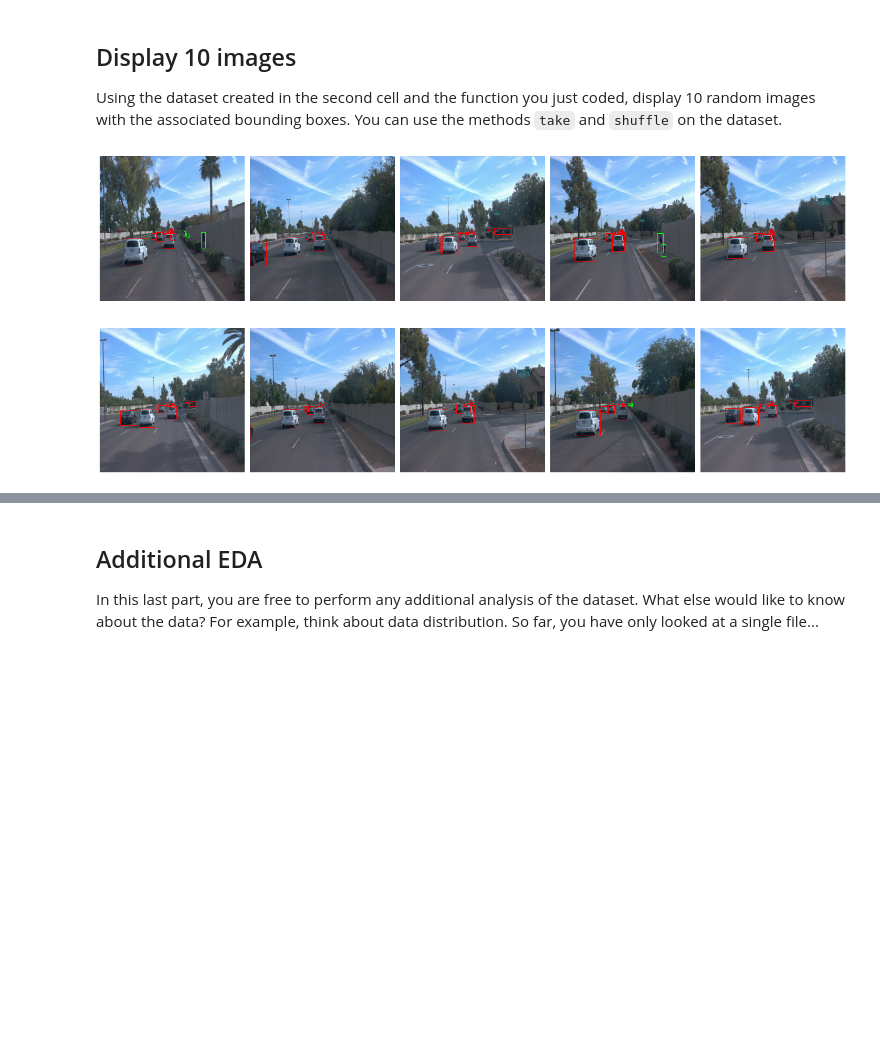
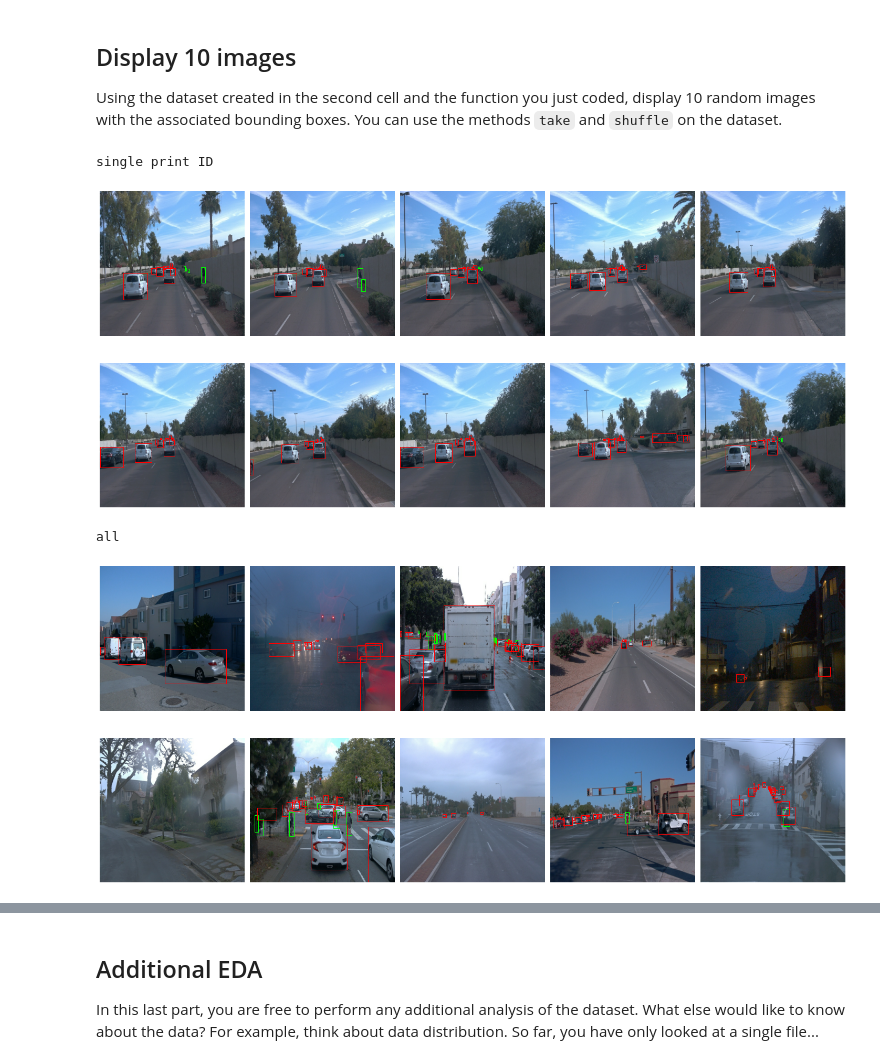
Before and after one commit to prostdfrost/cv-urban-env-dfrost, a Jupyter notebook: Exploratory Data Analysis.ipynb, the cells around one changed output, grey strips where cells are left out. Cells and saved outputs as stored; diff of their text form; code cells hidden in the pictures; blank space fills up the shorter version.

```diff
--- a/Exploratory Data Analysis.ipynb
+++ b/Exploratory Data Analysis.ipynb
@@ -10,9 +10,10 @@ from matplotlib.patches import Rectangle
 # %%
 %matplotlib inline
 # %%
-#filename = '*' #--> number of filenames to read 86
-filename = 'segment-1005081002024129653_5313_150_5333_150_with_camera_labels.tfrecord' #--> 1
-dataset = get_dataset("/home/workspace/nd013-c1-vision-starter/data/train/%s"%filename)
+filename = 'segment-1005081002024129653_5313_150_5333_150_with_camera_labels.tfrecord'
+datasetSingleID = get_dataset("/home/workspace/nd013-c1-vision-starter/data/train/%s"%filename)
+filename = '*'
+datasetALL = get_dataset("/home/workspace/nd013-c1-vision-starter/data/train/*")
 # %% [output]
 INFO:tensorflow:Reading unweighted datasets: ['/home/workspace/nd013-c1-vision-starter/data/train/segment-1005081002024129653_5313_150_5333_150_with_camera_labels.tfrecord']
 INFO:tensorflow:Reading record datasets for input file: ['/home/workspace/nd013-c1-vision-starter/data/train/segment-1005081002024129653_5313_150_5333_150_with_camera_labels.tfrecord']
@@ -68,24 +72,24 @@ def display_instances(batch):
 
 Using the dataset created in the second cell and the function you just coded, display 10 random images with the associated bounding boxes. You can use the methods `take` and `shuffle` on the dataset.
 # %%
-"""
-for j,ex in enumerate(dataset):
-    print(j)
-print('%d frames in a %s file'%(j,filename))
-""" # takes really long time
-
 keep_same_frames = False
 
 buffer_size = 100
 batch_size  = 10
 
 if keep_same_frames:
-    batch = dataset.take(batch_size) # the frames are shuffled between runs
+    batch = datasetSingleID.take(batch_size) # the frames are shuffled between runs
 else:
-    batch = dataset.shuffle(buffer_size)
+    batch = datasetSingleID.shuffle(buffer_size)
     batch = batch.take(batch_size)
 
 
+print('single print ID')
 display_instances(batch)
+print('all')
+display_instances(datasetALL.shuffle(buffer_size).take(batch_size))
 # %% [output]
+single print ID
-[figure, old version]
+[figure, new version]
+all
+[figure, added]
```
Also changed, not shown: parts of 5 cells of this notebook.
